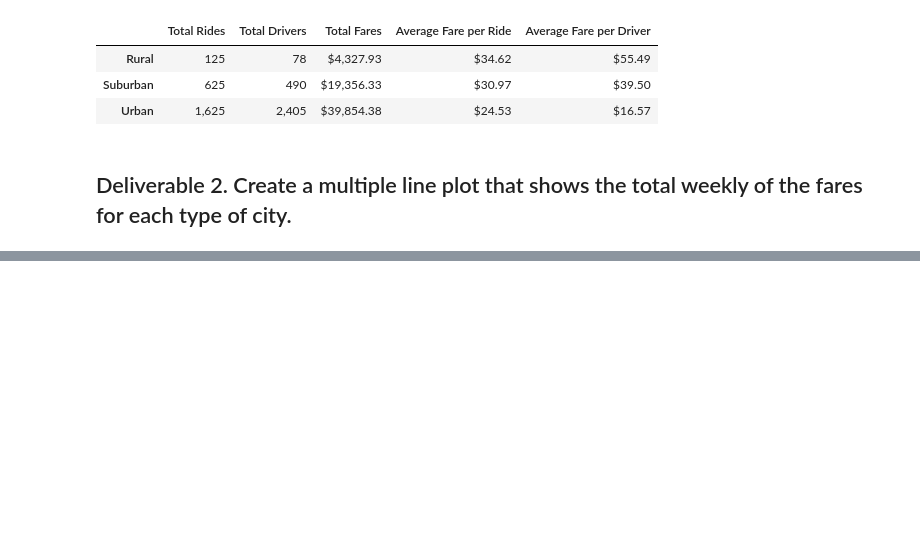
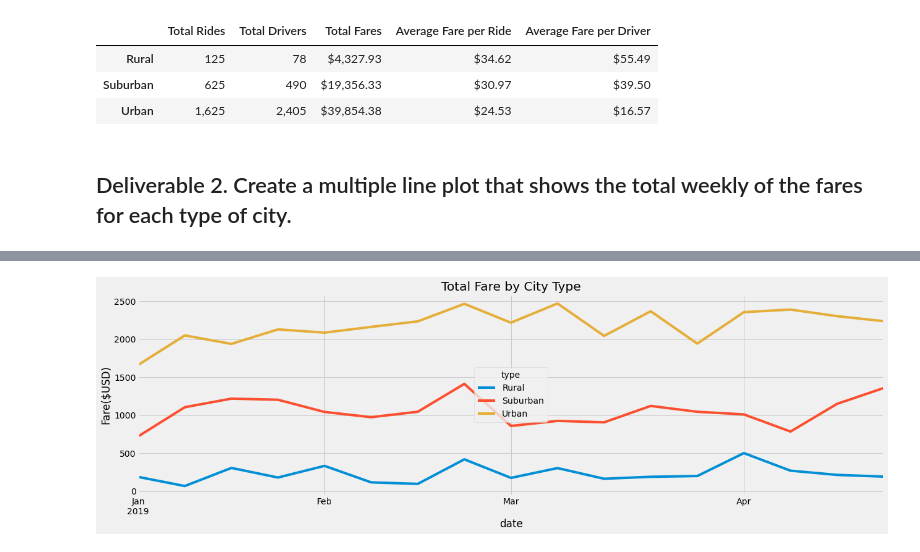
Before and after one commit to mrvillafria/PyBer_Analysis, a Jupyter notebook: PyBer_Challenge.ipynb, the cells around one changed output, grey strips where cells are left out. Cells and saved outputs as stored; diff of their text form; code cells hidden in the pictures; blank space fills up the shorter version.

```diff
--- a/PyBer_Challenge.ipynb
+++ b/PyBer_Challenge.ipynb
@@ -142,3 +181,5 @@ pyber_summary_df
 # %%
 # 4. Create a pivot table with the 'date' as the index, the columns ='type', and values='fare'
 # to get the total fares for each type of city by the date.
+fares_sum_df_pivot = fares_sum_df.pivot(index="date", columns="type", values="fare")
+fares_sum_df_pivot
@@ -145,2 +201,4 @@ pyber_summary_df
 # %%
 # 5. Create a new DataFrame from the pivot table DataFrame using loc on the given dates, '2019-01-01':'2019-04-29'.
+fares_jan_april = fares_sum_df_pivot.loc['2019-01-01':'2019-04-29']
+fares_jan_april
@@ -147,5 +220,6 @@ pyber_summary_df
 # %%
 # 6. Set the "date" index to datetime datatype. This is necessary to use the resample() method in Step 8.
-# df.index = pd.to_datetime(df.index)
+#df.index = pd.to_datetime(df.index)
+fares_jan_april.index = pd.to_datetime(fares_jan_april.index)
 # %%
 # 7. Check that the datatype for the index is datetime using df.info()
@@ -152,2 +238,4 @@ pyber_summary_df
 # %%
 # 8. Create a new DataFrame using the "resample()" function by week 'W' and get the sum of the fares for each week.
+weekly_sum_fares = fares_jan_april.resample('W').sum()
+weekly_sum_fares
@@ -154,7 +262,20 @@ pyber_summary_df
 # %%
 # 8. Using the object-oriented interface method, plot the resample DataFrame using the df.plot() function.
+weekly_fares = weekly_sum_fares.plot(figsize = (18,6))
+
+# Add a title
+weekly_fares.set_title("Total Fare by City Type")
+
+#  Add a x- and y-axis label.
+weekly_fares.set_ylabel("Fare($USD)")
 
 # Import the style from Matplotlib.
 from matplotlib import style
 # Use the graph style fivethirtyeight.
 style.use('fivethirtyeight')
+
+plt.tight_layout()
+
+plt.savefig("analysis/PyBer_fare_summary.png")
+# %% [output]
+[figure, added]
```
Also changed, not shown: parts of 7 cells of this notebook, 1 other file.
